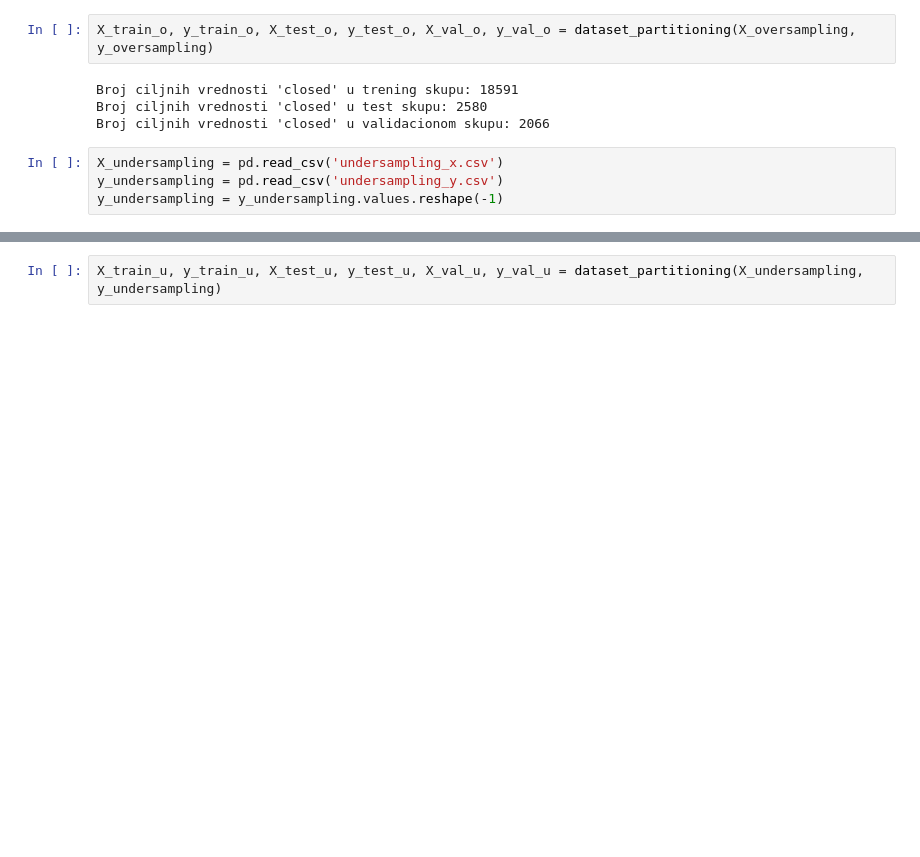
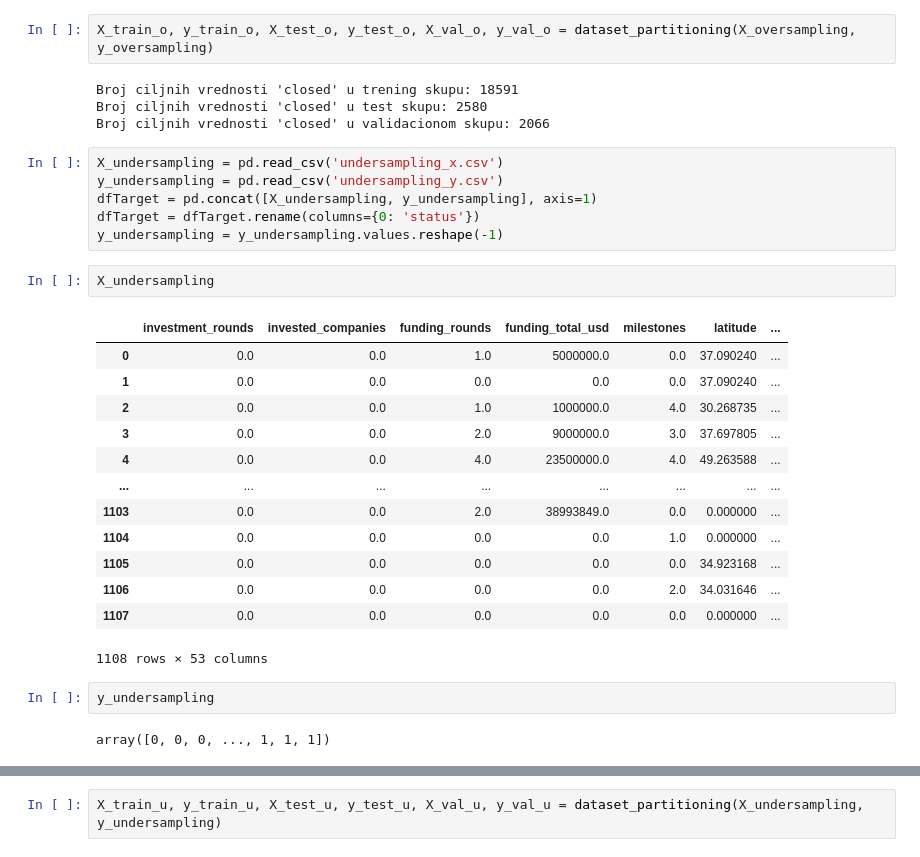
Before and after one commit to djordjekrsmanovic/siap, a Jupyter notebook: models.ipynb, the cells around one changed output, grey strips where cells are left out. Drawn from its saved outputs; the diff is of its cells as text; blank space fills up the shorter version.

Commit message:
fix: merging dataframes

```diff
--- a/models.ipynb
+++ b/models.ipynb
@@ -45,4 +45,26 @@ Broj ciljnih vrednosti 'closed' u validacionom skupu: 2066
 # %%
 X_undersampling = pd.read_csv('undersampling_x.csv')
 y_undersampling = pd.read_csv('undersampling_y.csv')
+dfTarget = pd.concat([X_undersampling, y_undersampling], axis=1)
+dfTarget = dfTarget.rename(columns={0: 'status'})
 y_undersampling = y_undersampling.values.reshape(-1)
+# %%
+X_undersampling
+# %% [output]
+|  | investment_rounds | invested_companies | funding_rounds | funding_total_usd | milestones | latitude | ... |
+| 0 | 0.0 | 0.0 | 1.0 | 5000000.0 | 0.0 | 37.090240 | ... |
+| 1 | 0.0 | 0.0 | 0.0 | 0.0 | 0.0 | 37.090240 | ... |
+| 2 | 0.0 | 0.0 | 1.0 | 1000000.0 | 4.0 | 30.268735 | ... |
+| 3 | 0.0 | 0.0 | 2.0 | 9000000.0 | 3.0 | 37.697805 | ... |
+| 4 | 0.0 | 0.0 | 4.0 | 23500000.0 | 4.0 | 49.263588 | ... |
+| ... | ... | ... | ... | ... | ... | ... | ... |
+| 1103 | 0.0 | 0.0 | 2.0 | 38993849.0 | 0.0 | 0.000000 | ... |
+| 1104 | 0.0 | 0.0 | 0.0 | 0.0 | 1.0 | 0.000000 | ... |
+| 1105 | 0.0 | 0.0 | 0.0 | 0.0 | 0.0 | 34.923168 | ... |
+| 1106 | 0.0 | 0.0 | 0.0 | 0.0 | 2.0 | 34.031646 | ... |
+| 1107 | 0.0 | 0.0 | 0.0 | 0.0 | 0.0 | 0.000000 | ... |
+1108 rows × 53 columns
+# %%
+y_undersampling
+# %% [output]
+array([0, 0, 0, ..., 1, 1, 1])
```
Also changed, not shown: parts of 15 cells of this notebook, 1 other file.
